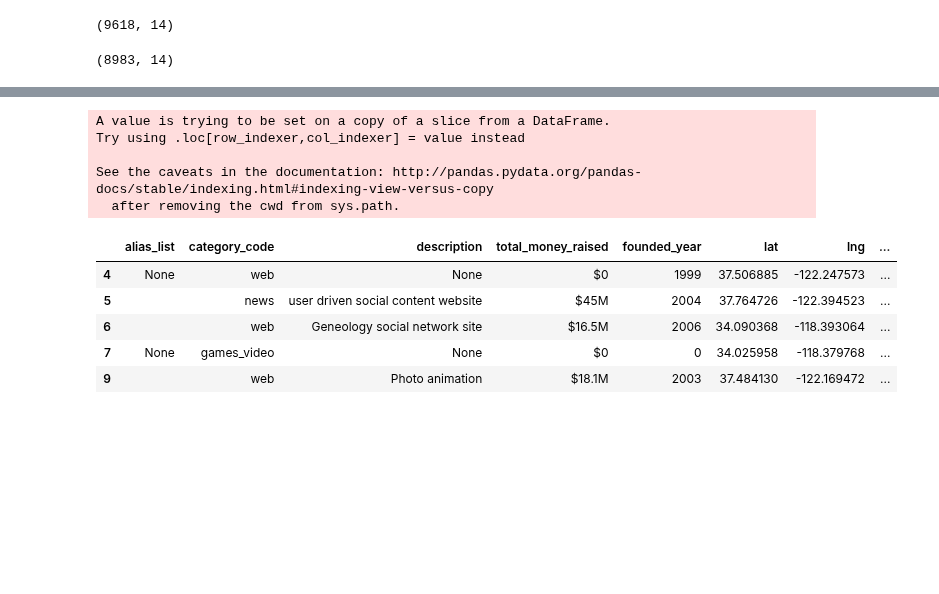
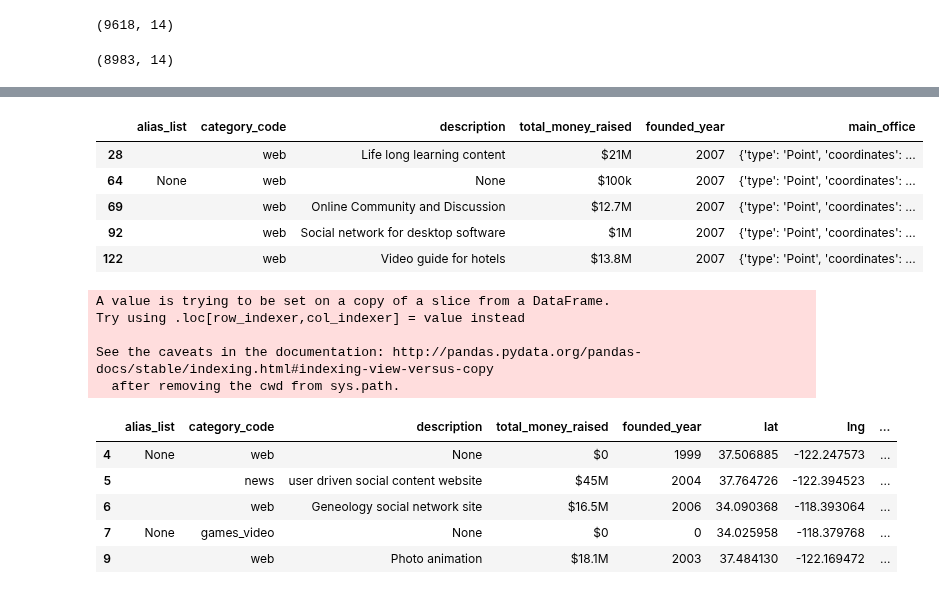
Before and after one commit to aiborra11/Geoquery-project, a Jupyter notebook: Untitled.ipynb, the cells around one changed output, grey strips where cells are left out. Drawn from its saved outputs; the diff is of its cells as text; code cells hidden in the pictures; blank space fills up the shorter version.

```diff
--- a/Untitled.ipynb
+++ b/Untitled.ipynb
@@ -196,6 +192,15 @@ data_final.shape
 # %%
 #The idea is to develop elaborated backend products to be sold to other web startup. other startups. Because of that, I only select young startups
 #which have been funded and are not big enough to develop these products by their own.
+# %%
+display(data_final.head())
+# %% [output]
+|  | alias_list | category_code | description | total_money_raised | founded_year | main_office |
+| 28 |  | web | Life long learning content | $21M | 2007 | {'type': 'Point', 'coordinates': ... |
+| 64 | None | web | None | $100k | 2007 | {'type': 'Point', 'coordinates': ... |
+| 69 |  | web | Online Community and Discussion | $12.7M | 2007 | {'type': 'Point', 'coordinates': ... |
+| 92 |  | web | Social network for desktop software | $1M | 2007 | {'type': 'Point', 'coordinates': ... |
+| 122 |  | web | Video guide for hotels | $13.8M | 2007 | {'type': 'Point', 'coordinates': ... |
 # %%
 data_final.to_json('/Users/alejandroiborralucas/Desktop/Git-iron/Project crunchbase/visualizing-real-world-data-project/oficinas.json', orient="records")
 # %%
```
Also changed, not shown: parts of 7 cells of this notebook, 1 other file.
